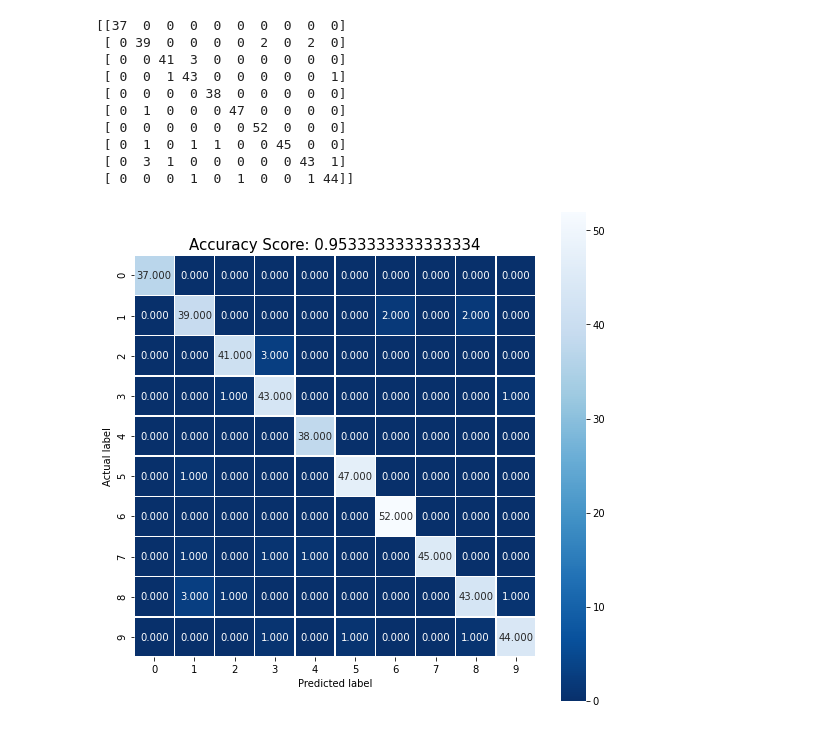
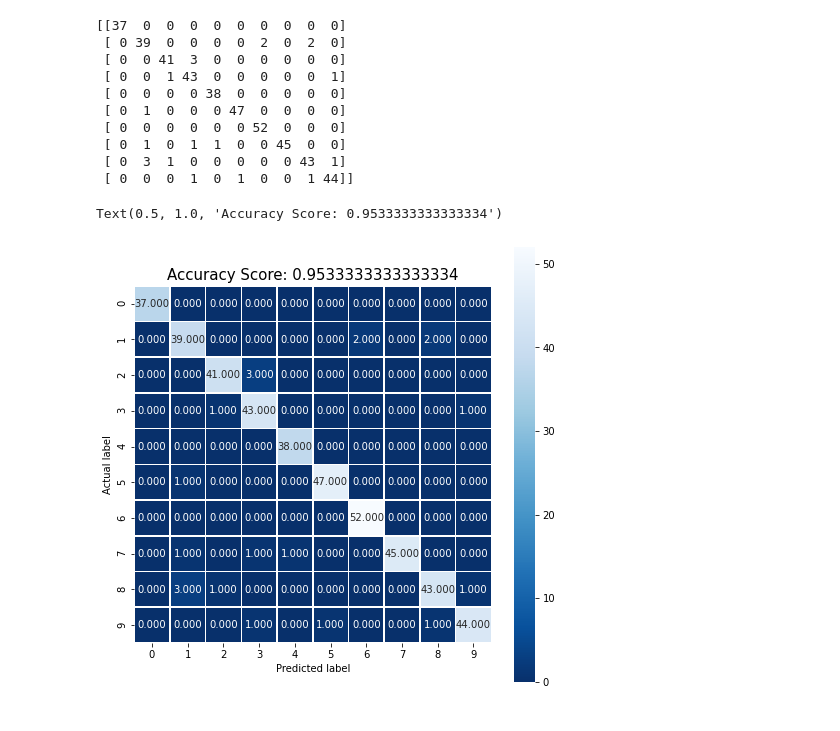
Before and after one commit to Clapiniella/data_science_jun_2020, a Jupyter notebook: week8/day3/theory/logistic_regression_digits.ipynb, the cells around one changed output. Saved outputs shown, nothing was run; the diff lists cells and outputs as text; code cells hidden in the pictures.

```diff
--- a/week8/day3/theory/logistic_regression_digits.ipynb
+++ b/week8/day3/theory/logistic_regression_digits.ipynb
@@ -60,8 +118,8 @@ for index, (image, label) in enumerate(zip(x_test[0:5], y_test[0:5])):
 # %% [output]
 [figure]
 # %%
-plt.rcParams['figure.figsize'] = 1, 1
-first_test_image = x_test[0]
+plt.rcParams['figure.figsize'] = , 2
+first_test_image = x_test[1]
 plt.imshow(np.reshape(first_test_image, (8,8)), cmap=plt.cm.gray)
 # %% [output]
 <matplotlib.image.AxesImage at 0x...>
@@ -137,11 +203,12 @@ print(cm)
 # %%
 import seaborn as sns
 
-plt.figure(figsize=(9,9))
+plt.figure(figsize=(8,8))
 sns.heatmap(cm, annot=True, fmt=".3f", linewidths=.5, square = True, cmap = 'Blues_r')
 plt.ylabel('Actual label')
 plt.xlabel('Predicted label')
 all_sample_title = 'Accuracy Score: {0}'.format(score)
 plt.title(all_sample_title, size = 15)
 # %% [output]
+Text(0.5, 1.0, 'Accuracy Score: 0.9533333333333334')
-[figure, old version]
+[figure, new version]
```
Also changed, not shown: parts of 16 cells of this notebook, 3 other files.
